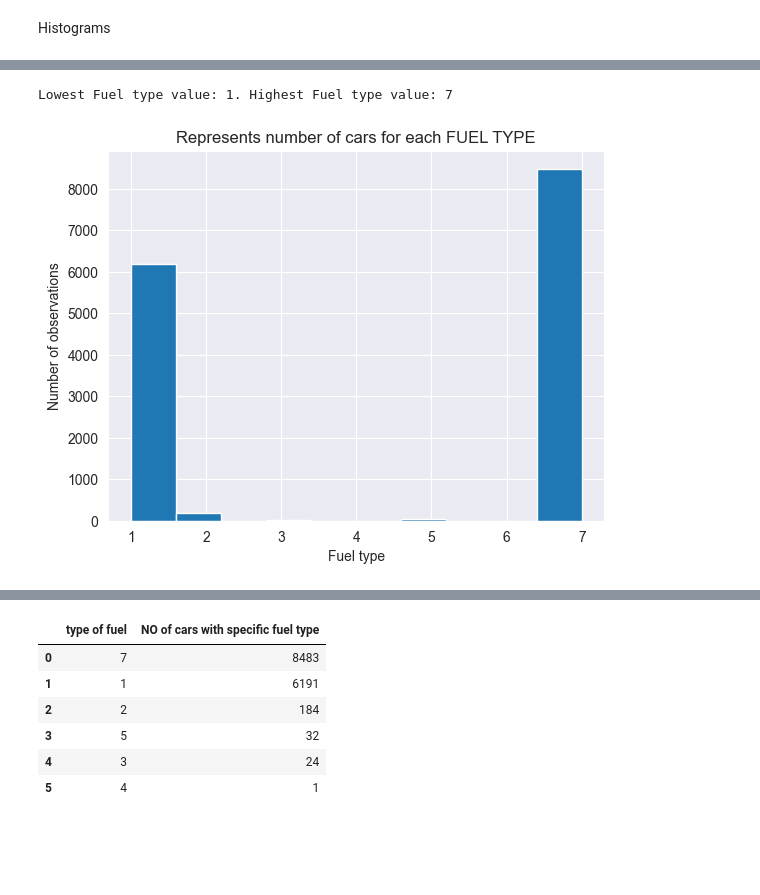
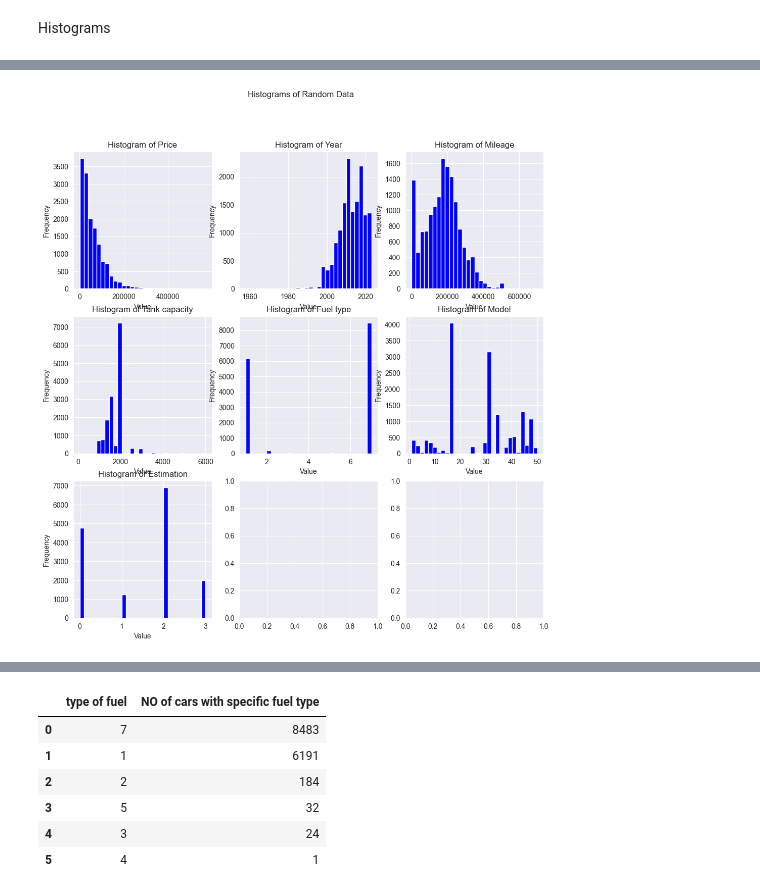
Before and after one commit to PsimonL/AI_Assesment, a Jupyter notebook: main.ipynb, the cells around one changed output, grey strips where cells are left out. Cells and saved outputs as stored; diff of their text form; code cells hidden in the pictures; blank space fills up the shorter version.

```diff
--- a/main.ipynb
+++ b/main.ipynb
@@ -185,12 +146,23 @@ Lowest tank capacity value: 77. Highest tank capacity value: 5998
-# %%
-min = df["Fuel type"].min()
-max = df["Fuel type"].max()
-print(f"Lowest Fuel type value: {min}. Highest Fuel type value: {max}")
-fuel_type_plot = df["Fuel type"].plot.hist(grid=True)
-fuel_type_plot.set_title("Represents number of cars for each FUEL TYPE")
-fuel_type_plot.set_xlabel("Fuel type")
-fuel_type_plot.set_ylabel("Number of observations")
-plt.show()
-# %% [output]
-Lowest Fuel type value: 1. Highest Fuel type value: 7
-[figure, removed]
+# %%
+fig, axes = plt.subplots(nrows=1, ncols=3)
+for i, ax in enumerate(axes.flat):
+    if i < df.shape[1]:
+
+# MAKE 3 cells: 3 hist, 3 hist, 1 hist
+ax.make_hist()
+# %%
+fig, axes = plt.subplots(nrows=3, ncols=3, figsize=(12, 12))
+for i, ax in enumerate(axes.flat):
+    if i < df.shape[1]:
+        ax.hist(df.iloc[:, i], bins=30, color='blue')
+        ax.set_title(f'Histogram of {df.columns[i]}')
+        ax.set_xlabel('Value')
+        ax.set_ylabel('Frequency')
+
+fig.suptitle('Histograms of Random Data')
+
+fig.tight_layout()
+
+plt.show()
+# %% [output]
+[figure, added]
```
Also changed, not shown: parts of 15 cells of this notebook.
